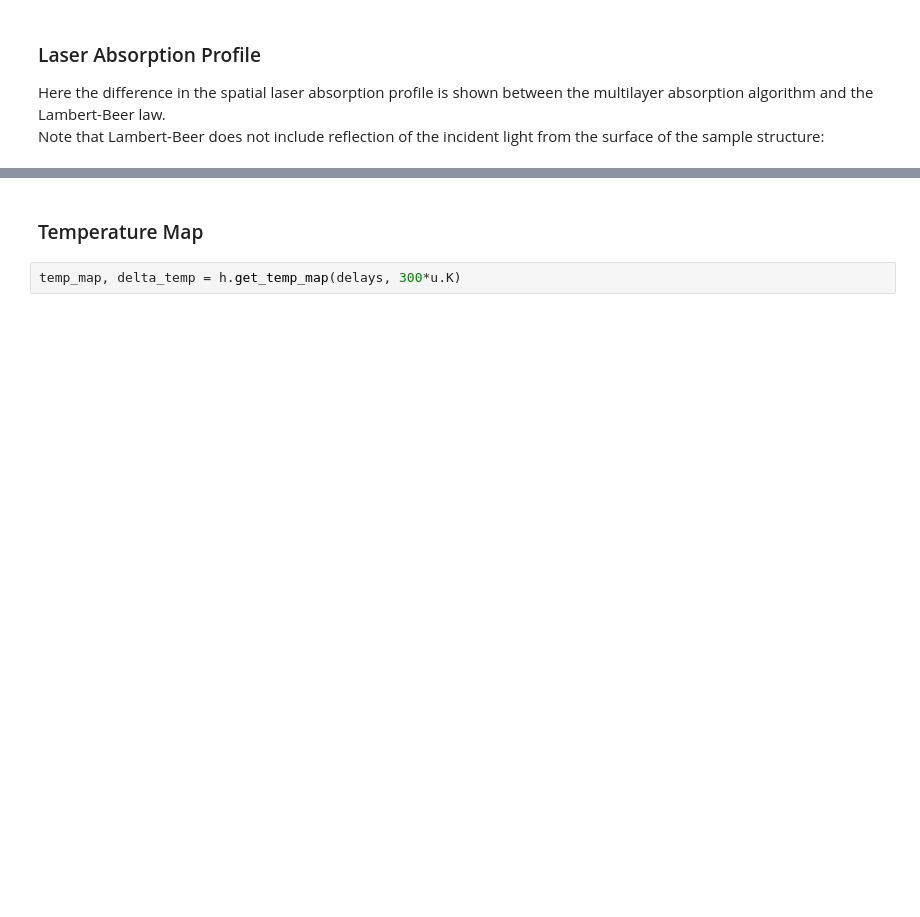
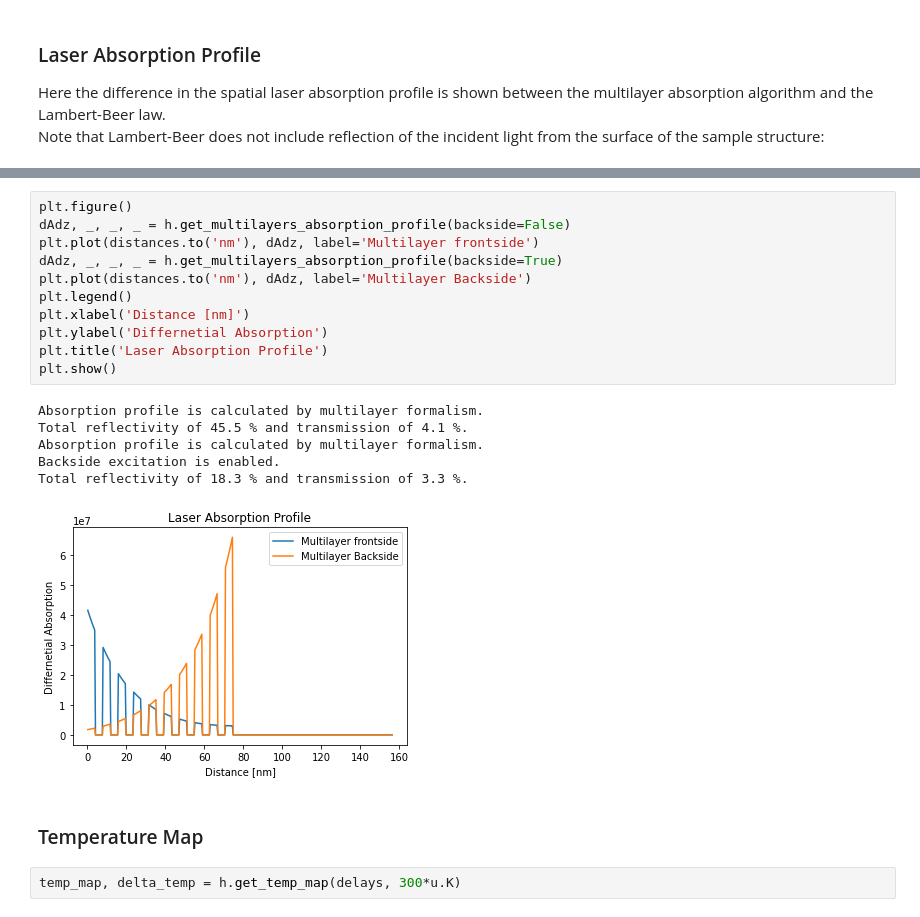
Before and after one commit to dschick/udkm1Dsim, a Jupyter notebook: docs/source/examples/heat.ipynb, the cells around one changed output, grey strips where cells are left out. Saved outputs shown, nothing was run; the diff lists cells and outputs as text; blank space fills up the shorter version.

```diff
--- a/docs/source/examples/heat.ipynb
+++ b/docs/source/examples/heat.ipynb
@@ -164,3 +194,21 @@ Absorption profile is calculated by Lambert-Beer's law.
+# %%
+plt.figure()
+dAdz, _, _, _ = h.get_multilayers_absorption_profile(backside=False)
+plt.plot(distances.to('nm'), dAdz, label='Multilayer frontside')
+dAdz, _, _, _ = h.get_multilayers_absorption_profile(backside=True)
+plt.plot(distances.to('nm'), dAdz, label='Multilayer Backside')
+plt.legend()
+plt.xlabel('Distance [nm]')
+plt.ylabel('Differnetial Absorption')
+plt.title('Laser Absorption Profile')
+plt.show()
+# %% [output]
+Absorption profile is calculated by multilayer formalism.
+Total reflectivity of 45.5 % and transmission of 4.1 %.
+Absorption profile is calculated by multilayer formalism.
+Backside excitation is enabled.
+Total reflectivity of 18.3 % and transmission of 3.3 %.
+[figure, added]
 # %% [markdown]
 ### Temperature Map
 # %%
```
Also changed, not shown: parts of 12 cells of this notebook.
